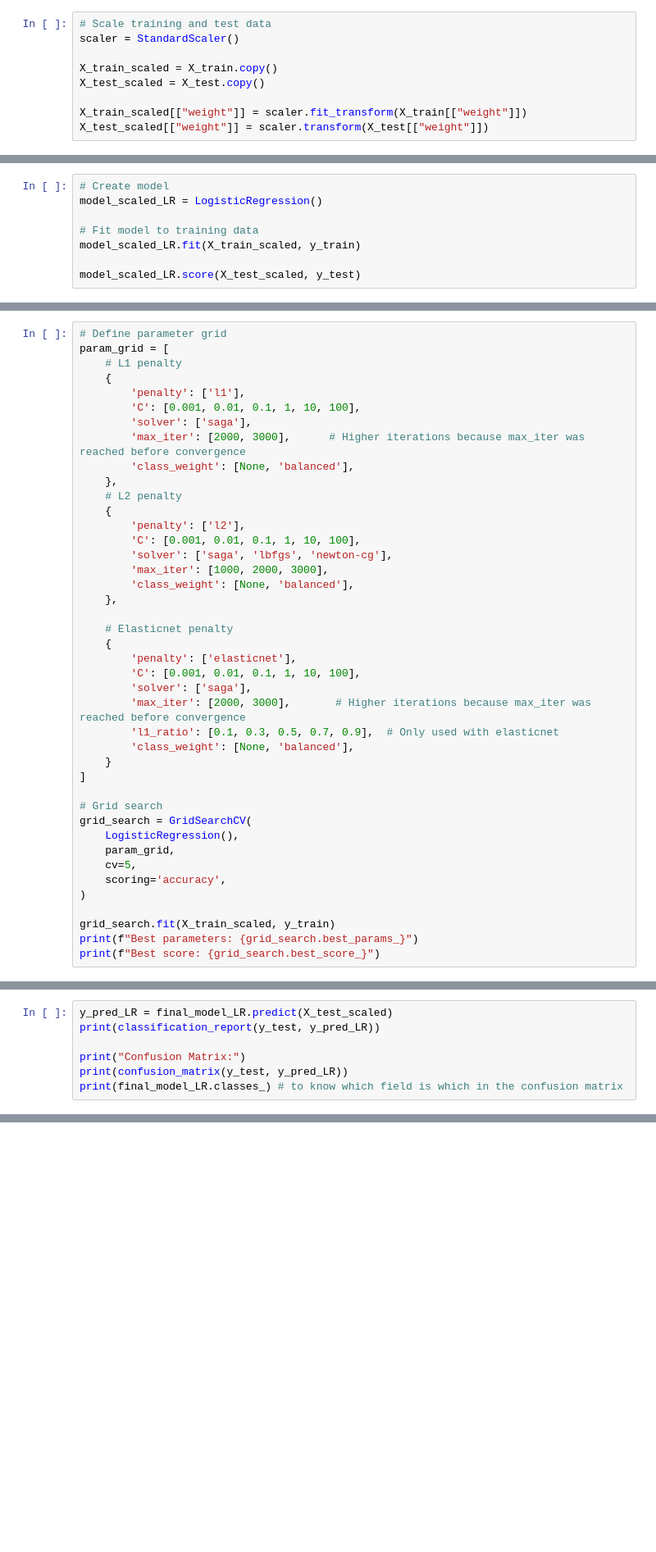
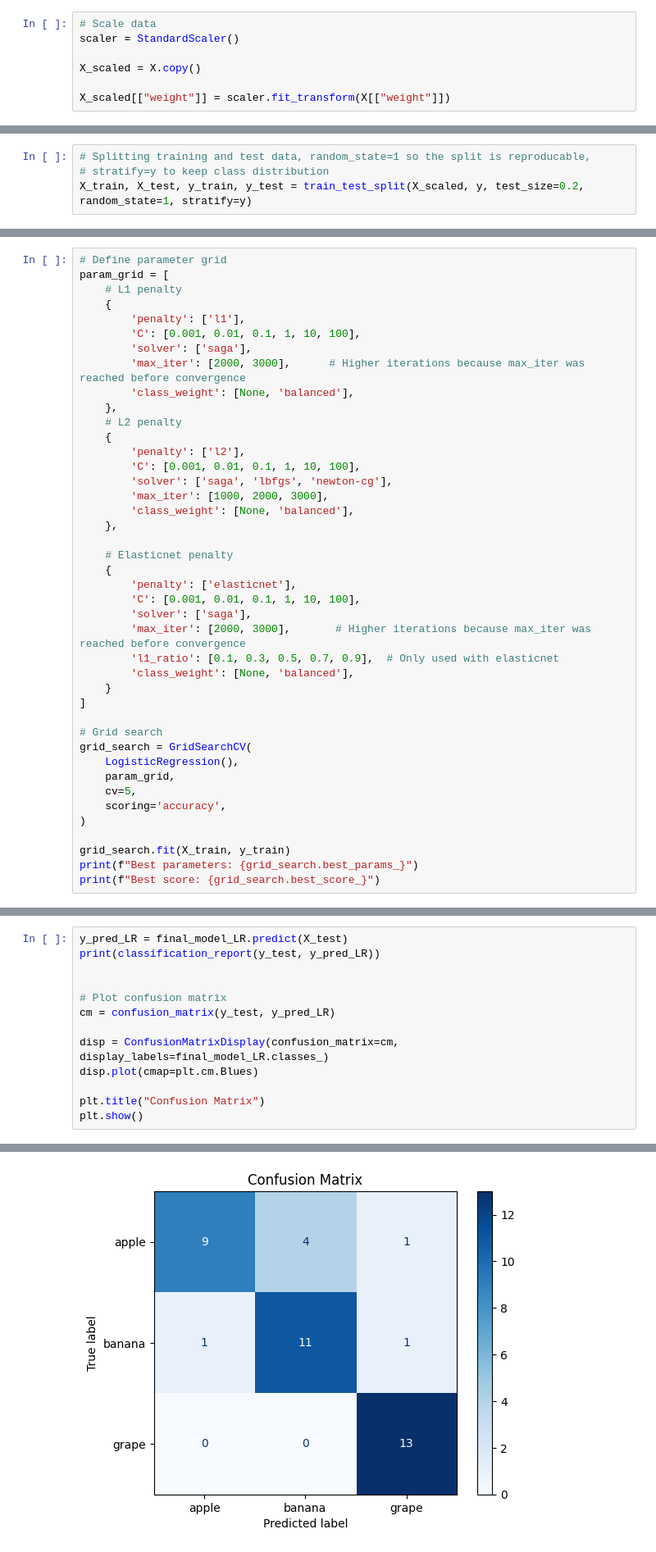
Before and after one commit to monbbemka/fruit-classifier, a Jupyter notebook: notebooks/fruit_classification.ipynb, the cells around one changed output, grey strips where cells are left out. Shown at 82% size. Saved outputs shown, nothing was run; the diff lists cells and outputs as text; blank space fills up the shorter version.

```diff
--- a/notebooks/fruit_classification.ipynb
+++ b/notebooks/fruit_classification.ipynb
@@ -327,9 +321,7 @@ As scaling is not necessary for Decision Tree because it makes splitting decisio
 # %%
-# Scale training and test data
+# Scale data
 scaler = StandardScaler()
 
-X_train_scaled = X_train.copy()
-X_test_scaled = X_test.copy()
+X_scaled = X.copy()
 
-X_train_scaled[["weight"]] = scaler.fit_transform(X_train[["weight"]])
-X_test_scaled[["weight"]] = scaler.transform(X_test[["weight"]])
+X_scaled[["weight"]] = scaler.fit_transform(X[["weight"]])
@@ -336,3 +331,7 @@ X_test_scaled[["weight"]] = scaler.transform(X_test[["weight"]])
+# %%
+# Splitting training and test data, random_state=1 so the split is reproducable,
+# stratify=y to keep class distribution
+X_train, X_test, y_train, y_test = train_test_split(X_scaled, y, test_size=0.2, random_state=1, stratify=y)
 # %% [markdown]
 # Model Building
 ## Logistic Regression
@@ -343,8 +341,0 @@ First, the model is trained with the scaled data, delivering an accuracy of 0.82
-# %%
-# Create model
-model_scaled_LR = LogisticRegression()
-
-# Fit model to training data
-model_scaled_LR.fit(X_train_scaled, y_train)
-
-model_scaled_LR.score(X_test_scaled, y_test)
@@ -417,7 +398,7 @@ grid_search = GridSearchCV(
     scoring='accuracy',
 )
 
-grid_search.fit(X_train_scaled, y_train)
+grid_search.fit(X_train, y_train)
 print(f"Best parameters: {grid_search.best_params_}")
 print(f"Best score: {grid_search.best_score_}")
 # %% [output]
@@ -440,10 +421,16 @@ While the current model achieves 0.82% overall accuracy, the moderate f1-scores
 # %%
-y_pred_LR = final_model_LR.predict(X_test_scaled)
+y_pred_LR = final_model_LR.predict(X_test)
 print(classification_report(y_test, y_pred_LR))
 
-print("Confusion Matrix:")
-print(confusion_matrix(y_test, y_pred_LR))
-print(final_model_LR.classes_) # to know which field is which in the confusion matrix
+
+# Plot confusion matrix
+cm = confusion_matrix(y_test, y_pred_LR)
+
+disp = ConfusionMatrixDisplay(confusion_matrix=cm, display_labels=final_model_LR.classes_)
+disp.plot(cmap=plt.cm.Blues)
+
+plt.title("Confusion Matrix")
+plt.show()
 # %% [output]
               precision    recall  f1-score   support
 
@@ -463,3 +444,4 @@ Confusion Matrix:
+[figure, added]
 # %% [markdown]
 ## Decision Tree
 ### Training the model and choosing hyperparameters
```
Also changed, not shown: parts of 39 cells of this notebook, 3 other files.
